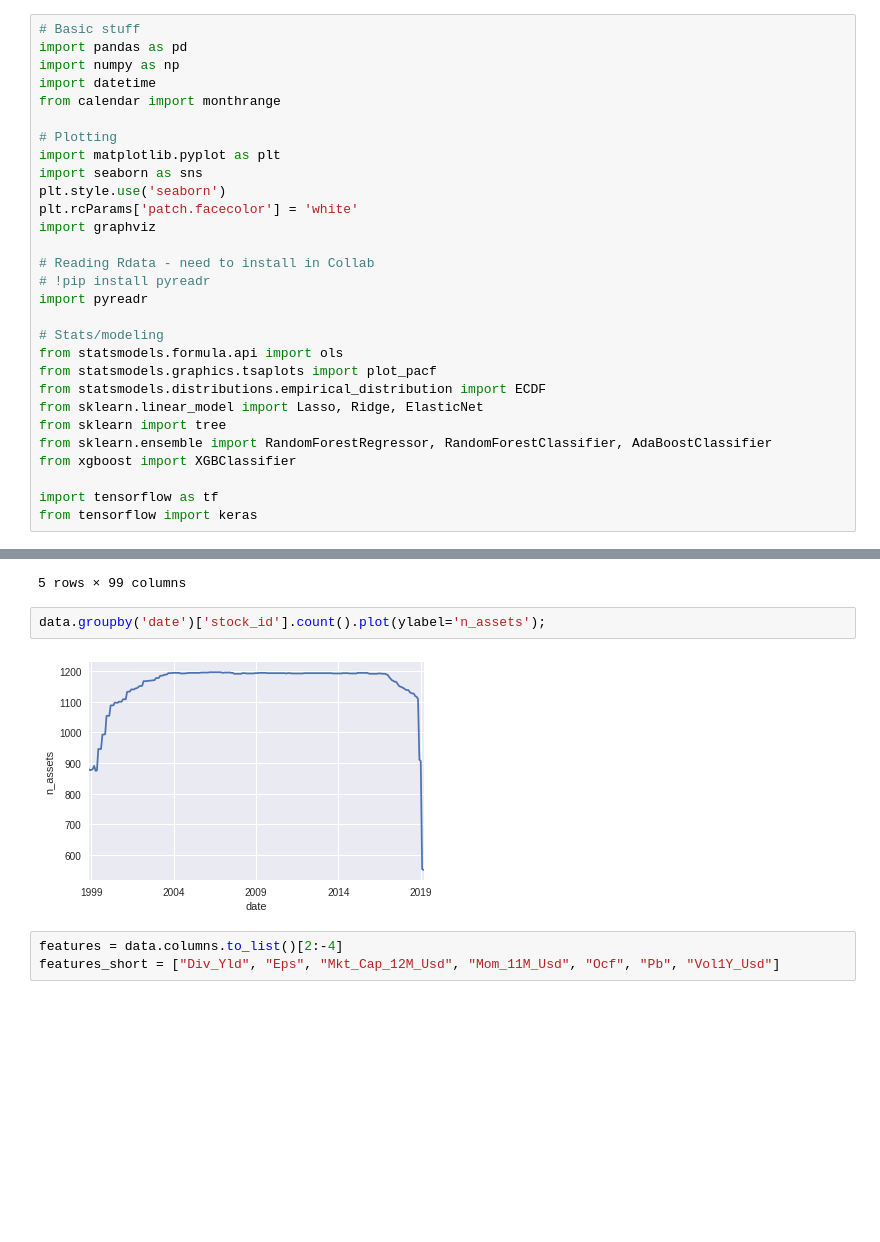
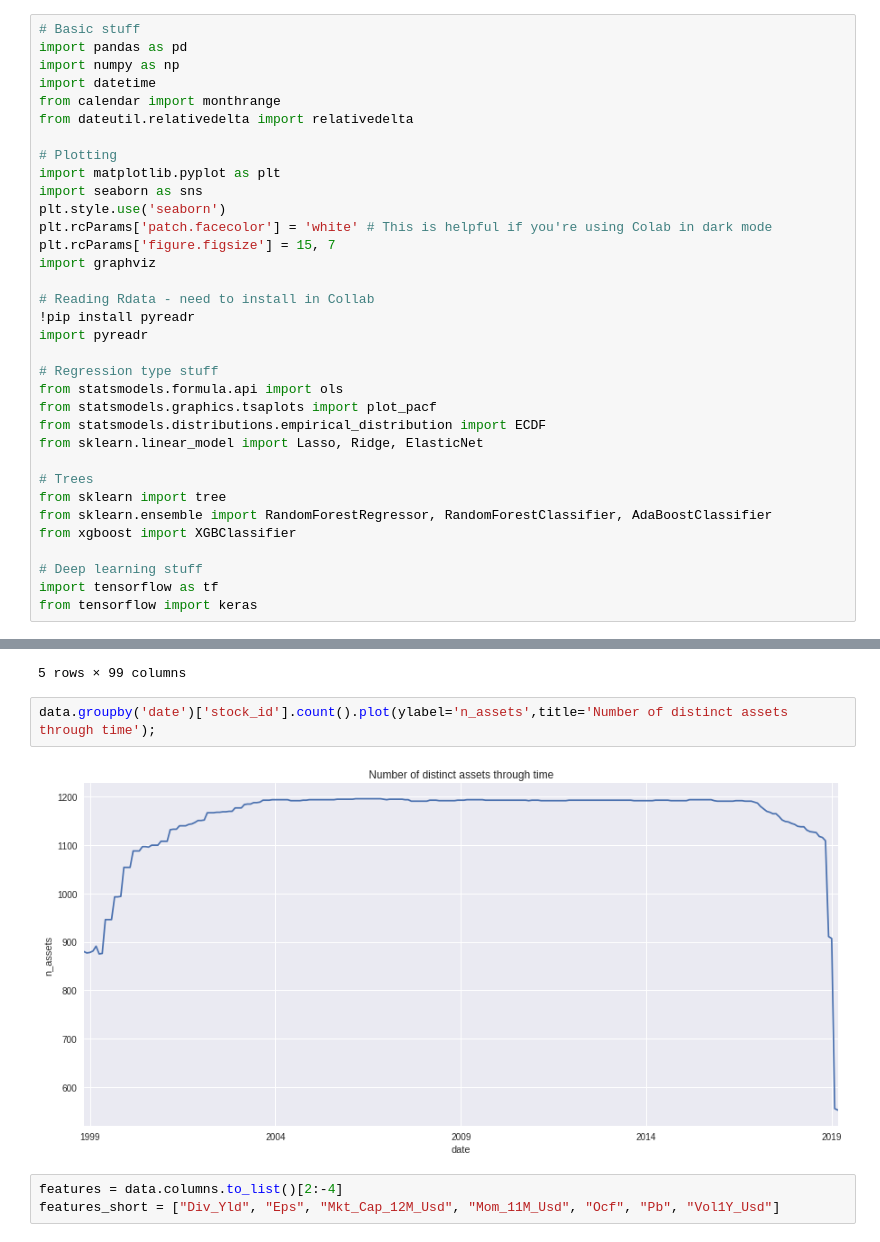
Before and after one commit to viniesposito/py-mlfactor, a Jupyter notebook: py_mlfactor.ipynb, the cells around one changed output, grey strips where cells are left out. Drawn from its saved outputs; the diff is of its cells as text; blank space fills up the shorter version.

```diff
--- a/py_mlfactor.ipynb
+++ b/py_mlfactor.ipynb
@@ -14,26 +12,31 @@ import pandas as pd
 import numpy as np
 import datetime
 from calendar import monthrange
+from dateutil.relativedelta import relativedelta
 
 # Plotting
 import matplotlib.pyplot as plt
 import seaborn as sns
 plt.style.use('seaborn')
-plt.rcParams['patch.facecolor'] = 'white'
+plt.rcParams['patch.facecolor'] = 'white' # This is helpful if you're using Colab in dark mode
+plt.rcParams['figure.figsize'] = 15, 7
 import graphviz
 
 # Reading Rdata - need to install in Collab
-# !pip install pyreadr
+!pip install pyreadr
 import pyreadr
 
-# Stats/modeling
+# Regression type stuff
 from statsmodels.formula.api import ols
 from statsmodels.graphics.tsaplots import plot_pacf
 from statsmodels.distributions.empirical_distribution import ECDF
 from sklearn.linear_model import Lasso, Ridge, ElasticNet
+
+# Trees
 from sklearn import tree
 from sklearn.ensemble import RandomForestRegressor, RandomForestClassifier, AdaBoostClassifier
 from xgboost import XGBClassifier
 
+# Deep learning stuff
 import tensorflow as tf
 from tensorflow import keras
@@ -55,9 +67,9 @@ data.head()
 | 4 | 17 | 2015-04-30 | 0.72 | 0.62 | 0.66 | 0.40 | 0.46 | 0.01 | ... |
 5 rows × 99 columns
 # %%
-data.groupby('date')['stock_id'].count().plot(ylabel='n_assets');
+data.groupby('date')['stock_id'].count().plot(ylabel='n_assets',title='Number of distinct assets through time');
 # %% [output]
-[figure, old version]
+[figure, new version]
 # %%
 features = data.columns.to_list()[2:-4]
 features_short = ["Div_Yld", "Eps", "Mkt_Cap_12M_Usd", "Mom_11M_Usd", "Ocf", "Pb", "Vol1Y_Usd"]
```
Also changed, not shown: parts of 22 cells of this notebook.
